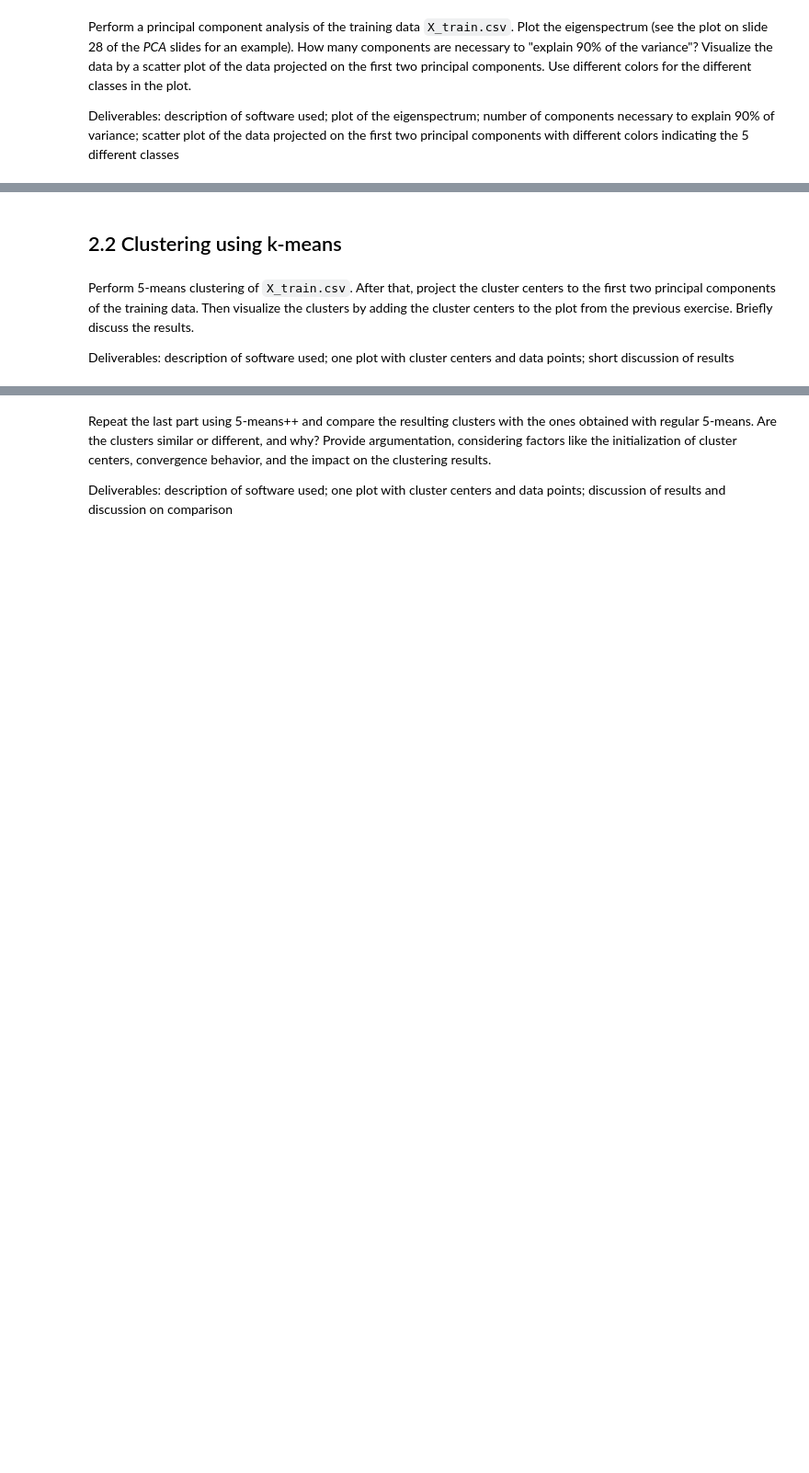
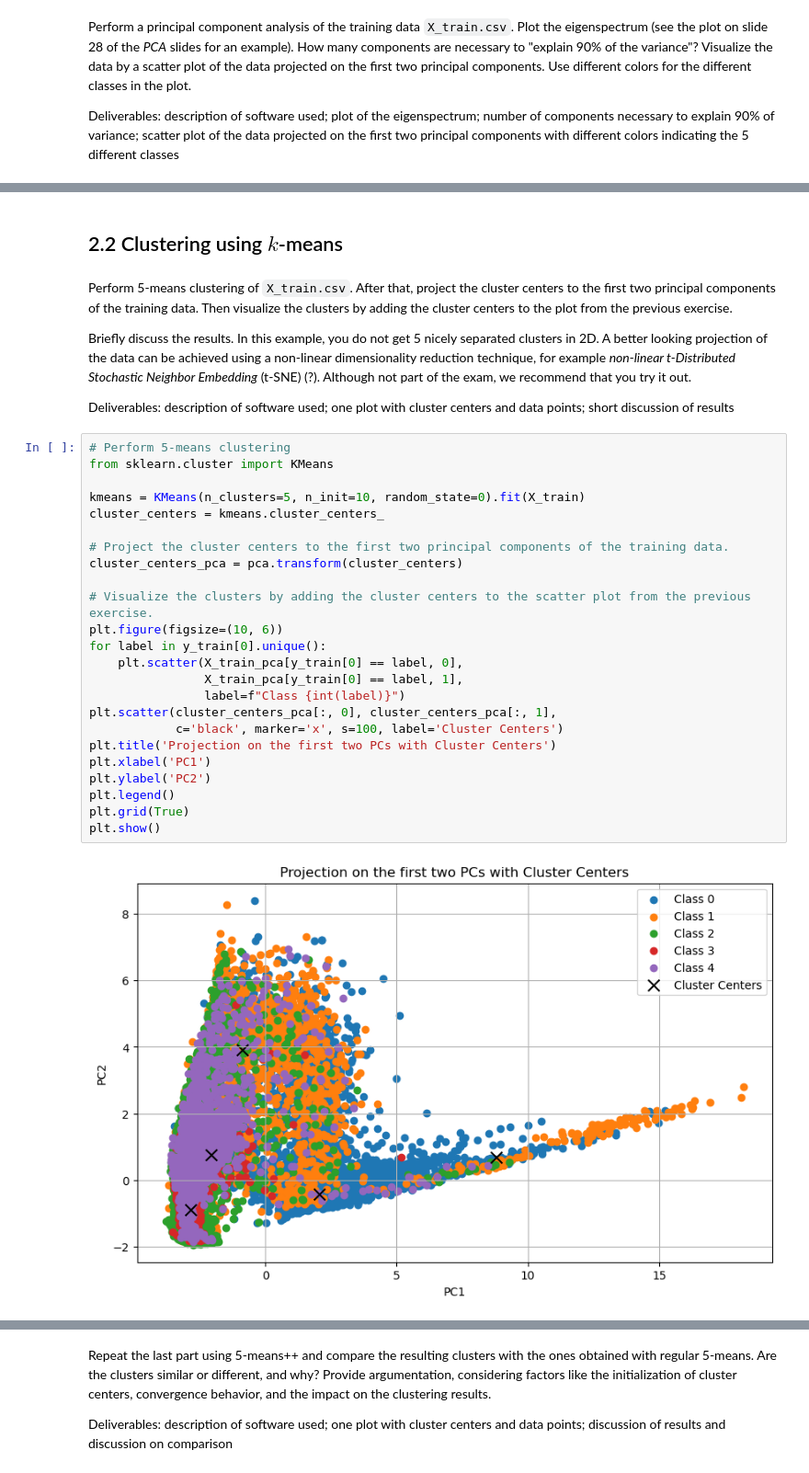
Before and after one commit to henrikdchristensen/DIKU-MLA-A7-Clustering-and-PCA, a Jupyter notebook: notebook.ipynb, the cells around one changed output, grey strips where cells are left out. Shown at 92% size. Saved outputs shown, nothing was run; the diff lists cells and outputs as text; blank space fills up the shorter version.

```diff
--- a/notebook.ipynb
+++ b/notebook.ipynb
@@ -33,6 +224,34 @@ Deliverables: description of software used; plot of the eigenspectrum; number of
 # %% [markdown]
-## 2.2 Clustering using k-means
+## 2.2 Clustering using $k$-means
 # %% [markdown]
-Perform 5-means clustering of `X_train.csv`. After that, project the cluster centers to the first two principal components of the training data. Then visualize the clusters by adding the cluster centers to the plot from the previous exercise. Briefly discuss the results.
+Perform 5-means clustering of `X_train.csv`. After that, project the cluster centers to the first two principal components of the training data. Then visualize the clusters by adding the cluster centers to the plot from the previous exercise.
+
+Briefly discuss the results. In this example, you do not get 5 nicely separated clusters in 2D. A better looking projection of the data can be achieved using a non-linear dimensionality reduction technique, for example _non-linear t-Distributed Stochastic Neighbor Embedding_ (t-SNE) (?). Although not part of the exam, we recommend that you try it out.
 
 Deliverables: description of software used; one plot with cluster centers and data points; short discussion of results
+# %%
+# Perform 5-means clustering
+from sklearn.cluster import KMeans
+
+kmeans = KMeans(n_clusters=5, n_init=10, random_state=0).fit(X_train)
+cluster_centers = kmeans.cluster_centers_
+
+# Project the cluster centers to the first two principal components of the training data.
+cluster_centers_pca = pca.transform(cluster_centers)
+
+# Visualize the clusters by adding the cluster centers to the scatter plot from the previous exercise.
+plt.figure(figsize=(10, 6))
+for label in y_train[0].unique():
+    plt.scatter(X_train_pca[y_train[0] == label, 0],
+                X_train_pca[y_train[0] == label, 1],
+                label=f"Class {int(label)}")
+plt.scatter(cluster_centers_pca[:, 0], cluster_centers_pca[:, 1],
+            c='black', marker='x', s=100, label='Cluster Centers')
+plt.title('Projection on the first two PCs with Cluster Centers')
+plt.xlabel('PC1')
+plt.ylabel('PC2')
+plt.legend()
+plt.grid(True)
+plt.show()
+# %% [output]
+[figure, added]
```
Also changed, not shown: parts of 20 cells of this notebook, 4 other files.
